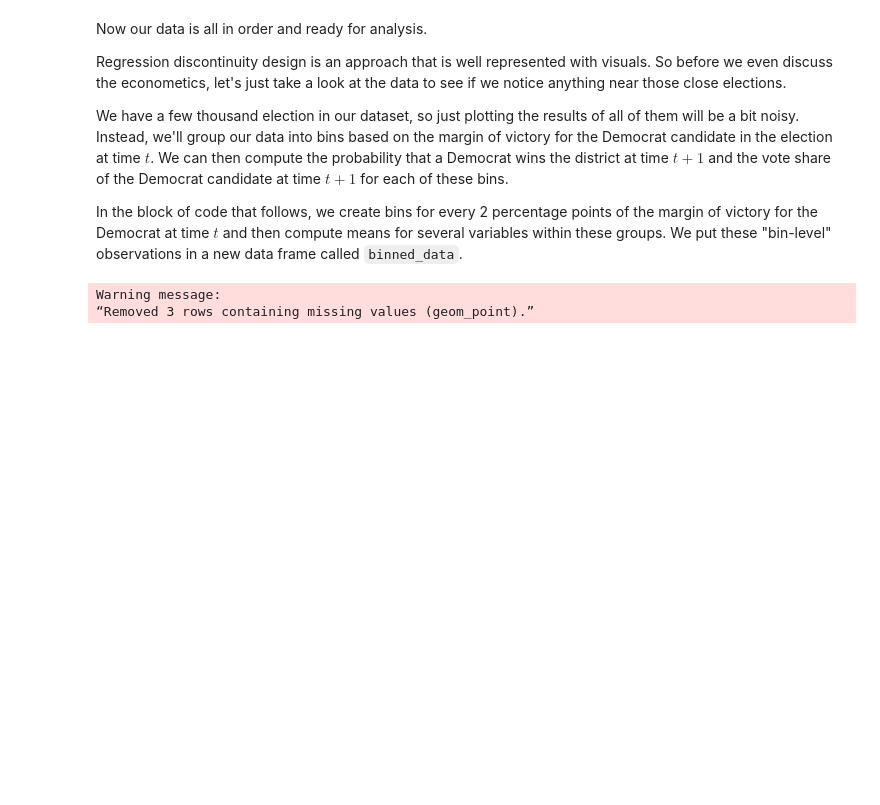
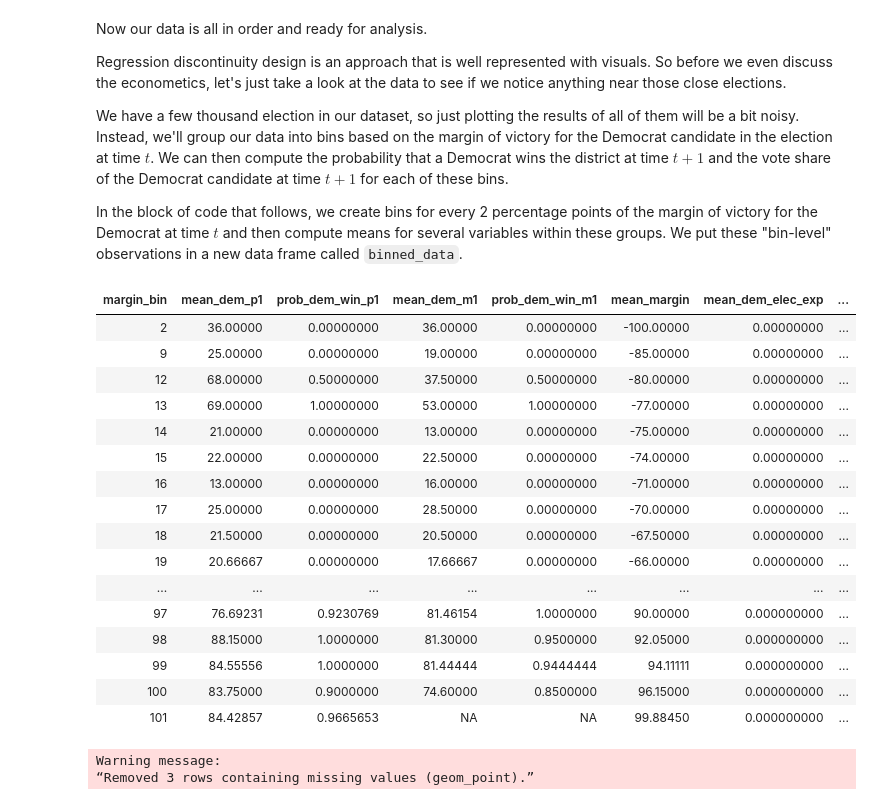
Before and after one commit to jdebacker/CompEcon_Fall17, a Jupyter notebook: R/R_RDD.ipynb, the cells around one changed output. Drawn from its saved outputs; the diff is of its cells as text; code cells hidden in the pictures; blank space fills up the shorter version.

```diff
--- a/R/R_RDD.ipynb
+++ b/R/R_RDD.ipynb
@@ -89,7 +104,8 @@ Finally, get candidate and election characteristics together and get in shape fo
 rd_data <- merge(elec_data, cand_data, by.x=c("cand_id", "year"), by.y=c("cand_id", "year"), all=FALSE)
 
 # rank by percent of vote share (with in each race)
-rd_data <- mutate(group_by(rd_data, .dots=c("congress","state","district")), ranking=rank(-candpct, ties.method = 'first'))
+rd_data <- mutate(group_by(rd_data, .dots=c("congress","state","district")),
+                  ranking=rank(-candpct, ties.method = 'first'))
 
 # keep only top 2 per race
 rd_data <- subset(rd_data, ranking < 3)
@@ -104,7 +120,8 @@ rd_wide <- as.data.frame(dcast(setDT(rd_data), congress + year + state + distric
 
 # create variables for democratic winner and democratic vote share
 rd_wide$dem_win <- ifelse((rd_wide$party_1 == 100) & (rd_wide$outcome_1 == 1), 1, 0)
-rd_wide$dem_share <- ifelse((rd_wide$party_1 == 100), rd_wide$candpct_1, ifelse(rd_wide$party_2 == 100, rd_wide$candpct_2, 0))
+rd_wide$dem_share <- ifelse((rd_wide$party_1 == 100), rd_wide$candpct_1,
+                            ifelse(rd_wide$party_2 == 100, rd_wide$candpct_2, 0))
 
 # Create variable for Democratic margin of victory.  This will be running variable in RDD
 # set to missing if dem if isn't one of two parties in top 2
@@ -167,20 +184,39 @@ In the block of code that follows, we create bins for every 2 percentage points
 # %%
 # create bins for running variable (margin)
 rd_wide$margin_bin <- as.numeric(cut2(rd_wide$margin, cuts = seq(-100, 100, by = 2)))
 
 # collapse data so have means by bin
 binned_data <- rd_wide %>%
     group_by(margin_bin) %>%
     summarise(mean_dem_p1 = mean(dem_share_p1),
               prob_dem_win_p1 = mean(dem_win_p1),
               mean_dem_m1 = mean(dem_share_m1),
               prob_dem_win_m1 = mean(dem_win_m1),
               mean_margin = mean(margin),
               mean_dem_elec_exp = mean(dem_elec_exp),
               mean_dem_pol_exp = mean(dem_pol_exp))
 binned_data <- subset(binned_data, margin_bin > 1) # first one outliers?
 # create variable for over 50%
 binned_data$gt0 <- binned_data$margin_bin > 51
+binned_data
+# %% [output]
+| margin_bin | mean_dem_p1 | prob_dem_win_p1 | mean_dem_m1 | prob_dem_win_m1 | mean_margin | mean_dem_elec_exp | ... |
+| 2 | 36.00000 | 0.00000000 | 36.00000 | 0.00000000 | -100.00000 | 0.00000000 | ... |
+| 9 | 25.00000 | 0.00000000 | 19.00000 | 0.00000000 | -85.00000 | 0.00000000 | ... |
+| 12 | 68.00000 | 0.50000000 | 37.50000 | 0.50000000 | -80.00000 | 0.00000000 | ... |
+| 13 | 69.00000 | 1.00000000 | 53.00000 | 1.00000000 | -77.00000 | 0.00000000 | ... |
+| 14 | 21.00000 | 0.00000000 | 13.00000 | 0.00000000 | -75.00000 | 0.00000000 | ... |
+| 15 | 22.00000 | 0.00000000 | 22.50000 | 0.00000000 | -74.00000 | 0.00000000 | ... |
+| 16 | 13.00000 | 0.00000000 | 16.00000 | 0.00000000 | -71.00000 | 0.00000000 | ... |
+| 17 | 25.00000 | 0.00000000 | 28.50000 | 0.00000000 | -70.00000 | 0.00000000 | ... |
+| 18 | 21.50000 | 0.00000000 | 20.50000 | 0.00000000 | -67.50000 | 0.00000000 | ... |
+| 19 | 20.66667 | 0.00000000 | 17.66667 | 0.00000000 | -66.00000 | 0.00000000 | ... |
+| ... | ... | ... | ... | ... | ... | ... | ... |
+| 97 | 76.69231 | 0.9230769 | 81.46154 | 1.0000000 | 90.00000 | 0.000000000 | ... |
+| 98 | 88.15000 | 1.0000000 | 81.30000 | 0.9500000 | 92.05000 | 0.000000000 | ... |
+| 99 | 84.55556 | 1.0000000 | 81.44444 | 0.9444444 | 94.11111 | 0.000000000 | ... |
+| 100 | 83.75000 | 0.9000000 | 74.60000 | 0.8500000 | 96.15000 | 0.000000000 | ... |
+| 101 | 84.42857 | 0.9665653 | NA | NA | 99.88450 | 0.000000000 | ... |
 # %%
 # Plot Democratic share at t+1 over Dem margin at t
 ggplot(binned_data, aes(x = mean_margin, y = mean_dem_p1)) + geom_point() +
```
Also changed, not shown: parts of 2 cells of this notebook, 2 other files.
